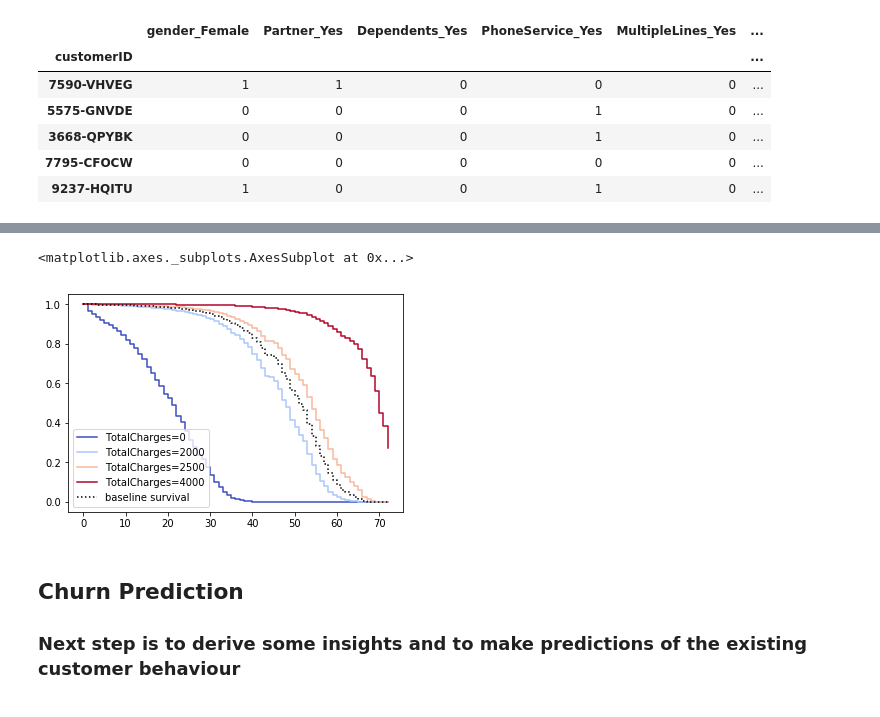
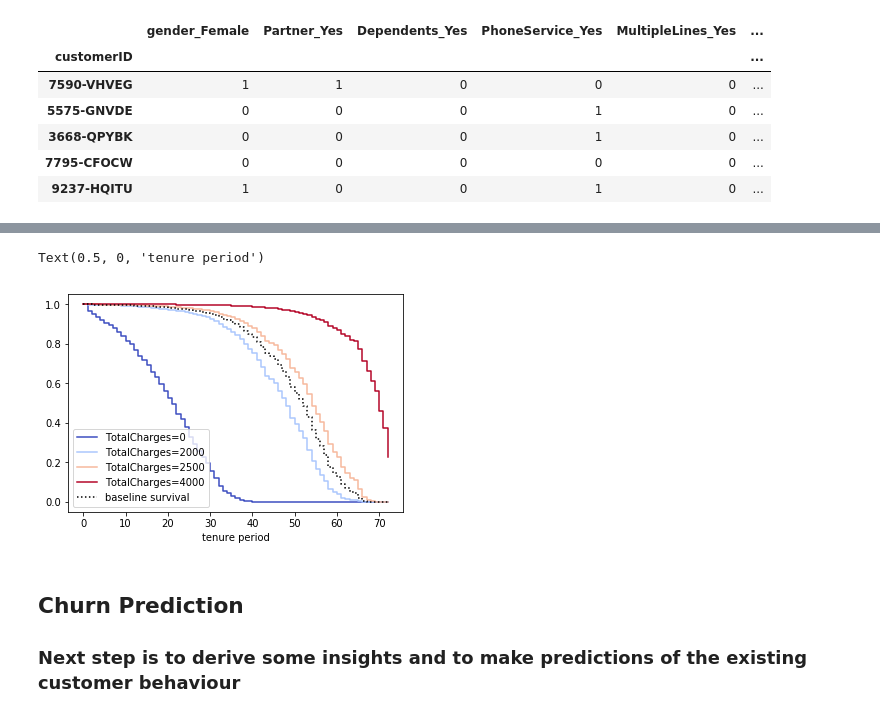
Before and after one commit to PadmajaVB/Cohort-Analysis, a Jupyter notebook: Code/TelcoCustomerChurn.ipynb, the cells around one changed output, grey strips where cells are left out. Cells and saved outputs as stored; diff of their text form; code cells hidden in the pictures.

```diff
--- a/Code/TelcoCustomerChurn.ipynb
+++ b/Code/TelcoCustomerChurn.ipynb
@@ -95,8 +112,8 @@ cph.plot()
 # %%
-cph.plot_covariate_groups('TotalCharges', [0,2000,2500,4000], cmap='coolwarm')
+cph.plot_covariate_groups('TotalCharges',values=[0,2000,2500,4000], cmap='coolwarm').set_xlabel('tenure period')
 # %% [output]
-<matplotlib.axes._subplots.AxesSubplot at 0x...>
+Text(0.5, 0, 'tenure period')
-[figure, old version]
+[figure, new version]
 # %% [markdown]
 ## Churn Prediction
 ### Next step is to derive some insights and to make predictions of the existing customer behaviour
```
Also changed, not shown: parts of 11 cells of this notebook, 11 other files.
